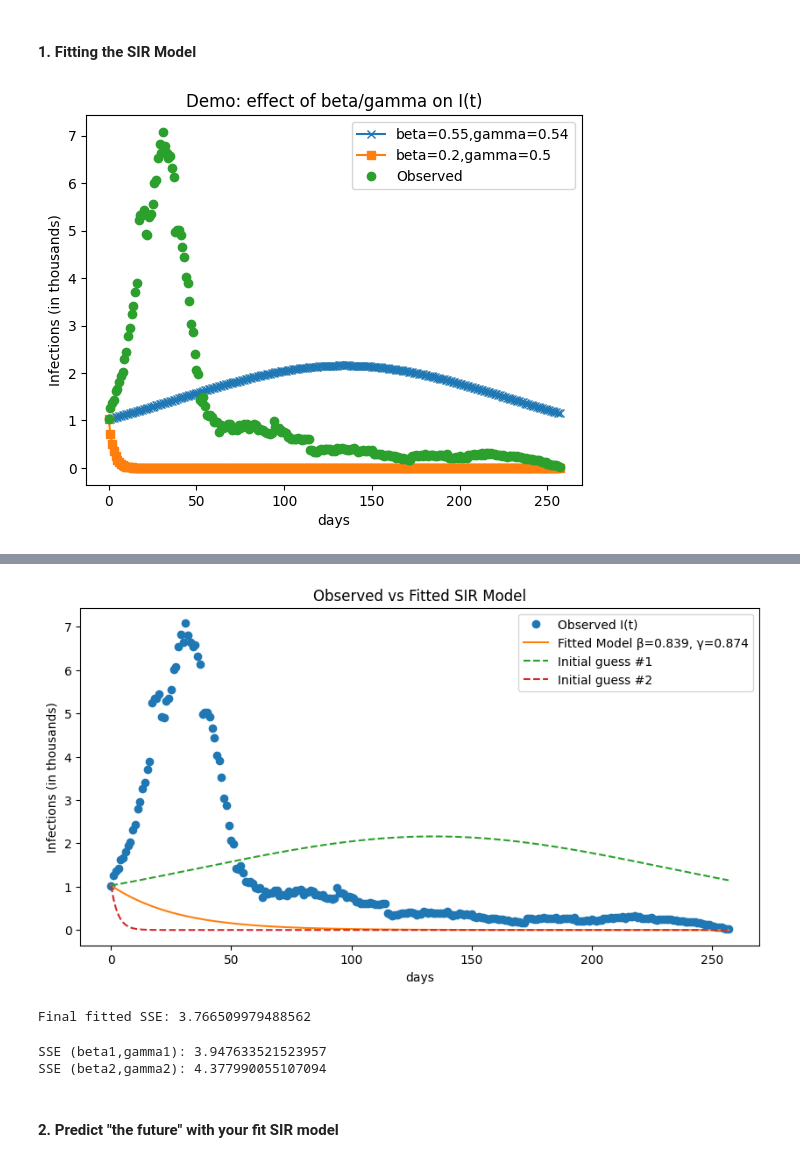
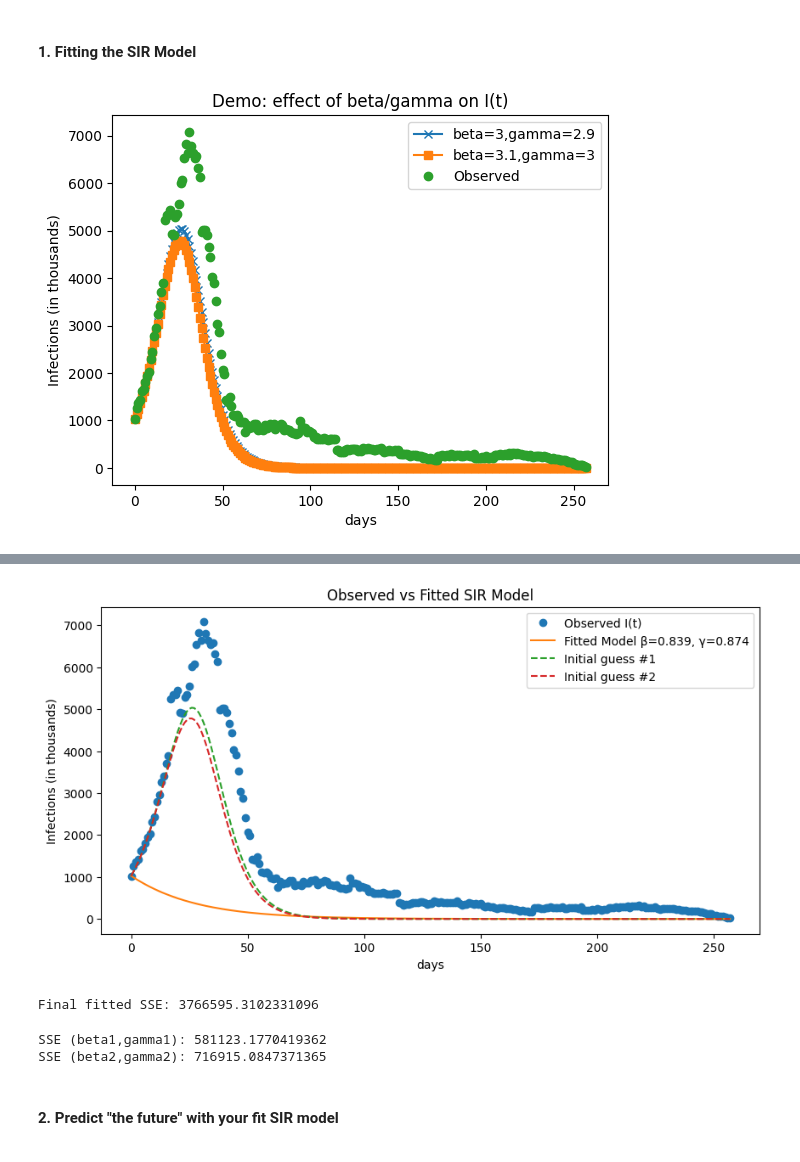
Before and after one commit to esther-akinade/Module4_Ebola-, a Jupyter notebook: FUNG2_AKINADE_WORRALL_MODULE_4.ipynb, the cells around one changed output, grey strips where cells are left out. Saved outputs shown, nothing was run; the diff lists cells and outputs as text; code cells hidden in the pictures.

```diff
--- a/FUNG2_AKINADE_WORRALL_MODULE_4.ipynb
+++ b/FUNG2_AKINADE_WORRALL_MODULE_4.ipynb
@@ -76,7 +76,7 @@ print(df.head())   # show first few rows
 df['date'] = pd.to_datetime(df['date'])
 
 # 2. Convert cumulative cases to S, I, R estimates
-N = 6876000 / 1e3   # population in thousands
+N = 6876000   # population in thousands
 
 data_sir = convert_cumulative_to_SIR(
     df,
@@ -91,7 +91,7 @@ data_sir = convert_cumulative_to_SIR(
 )
 
 # Convert to thousands for plotting
-data_sir['I_est'] = data_sir['I_est'] / 1e3
+data_sir['I_est'] = data_sir['I_est']
 
 print(data_sir.head())  # confirm values look correct
 
@@ -148,10 +148,10 @@ S0_obs = N- I0_obs - R0_obs
 # %%
 # Plug in guesses for gamma and beta, plot the model predictions against the data, and calculate SSE.
 
-beta1 = 0.55 #random guess for beta
-gamma1 = 0.54 #random guess for gamma
-beta2 = 0.2 #alternative guesses
-gamma2 = 1/2 #alternative guesses
+beta1 = 3 #random guess for beta
+gamma1 = 2.9 #random guess for gamma
+beta2 = 3.1 #alternative guesses
+gamma2 = 3 #alternative guesses
 
 S1, I1, R1 = euler_sir(beta1, gamma1, S0_obs, I0_obs, R0_obs, t_obs, N)
 S2, I2, R2 = euler_sir(beta2, gamma2, S0_obs, I0_obs, R0_obs, t_obs, N)
@@ -174,34 +174,34 @@ def SSE(params):
 
 initial_guess = [0.2, 0.1]   # starting point
 bounds = [(0.0001, 5), (0.0001, 2)]  # sensible parameter ranges
 
 result = minimize(SSE, initial_guess, bounds=bounds, method='L-BFGS-B')
 
 beta_hat, gamma_hat = result.x
 print("\n=======================")
 print(" OPTIMIZATION RESULTS")
 print("=======================")
 print("Fitted beta :", beta_hat)
 print("Fitted gamma:", gamma_hat)
 print("Minimum SSE :", result.fun)
 
 S_fit, I_fit, R_fit = euler_sir(beta_hat, gamma_hat, S0_obs, I0_obs, R0_obs, t_obs, N)
 plt.figure(figsize=(10,5))
 
 plt.plot(t_obs, I_obs, 'o', label='Observed I(t)')
 plt.plot(t_obs, I_fit, '-', label=f'Fitted Model β={beta_hat:.3f}, γ={gamma_hat:.3f}')
 plt.plot(t_obs, I1, '--', label='Initial guess #1')
 plt.plot(t_obs, I2, '--', label='Initial guess #2')
 
 plt.xlabel('days')
 plt.ylabel('Infections (in thousands)')
 plt.title('Observed vs Fitted SIR Model')
 plt.legend()
 plt.show()
 
 print("\nFinal fitted SSE:", np.mean((I_fit - I_obs)**2))
 # %% [output]
-[figure, old version]
+[figure, new version]
 =======================
  OPTIMIZATION RESULTS
 =======================
@@ -210,13 +210,13 @@ Fitted gamma: 0.87423281102175
 Minimum SSE : nan
-[figure, old version]
+[figure, new version]
-Final fitted SSE: 3.766509979488562
+Final fitted SSE: 3766595.3102331096
 # %%
 # Use an optimization routine to minimize SSE and find the best-fitting parameters.
 print("SSE (beta1,gamma1):", np.mean((I1 - I_obs)**2))
 print("SSE (beta2,gamma2):", np.mean((I2 - I_obs)**2))
 # %% [output]
-SSE (beta1,gamma1): 3.947633521523957
-SSE (beta2,gamma2): 4.377990055107094
+SSE (beta1,gamma1): 581123.1770419362
+SSE (beta2,gamma2): 716915.0847371365
 # %% [markdown]
 #### 2. Predict "the future" with your fit SIR model
 # %%
```
Also changed, not shown: parts of 7 cells of this notebook.
